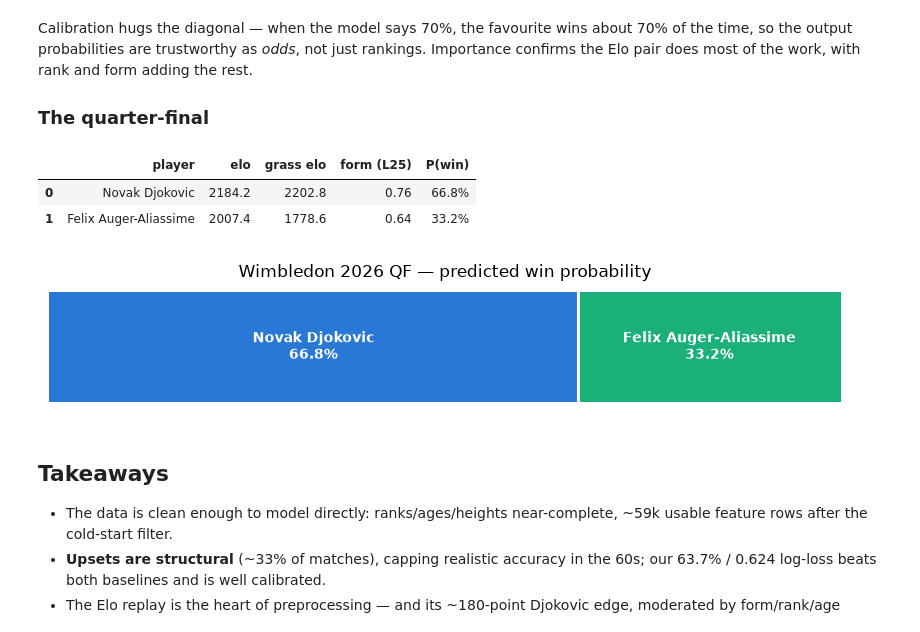
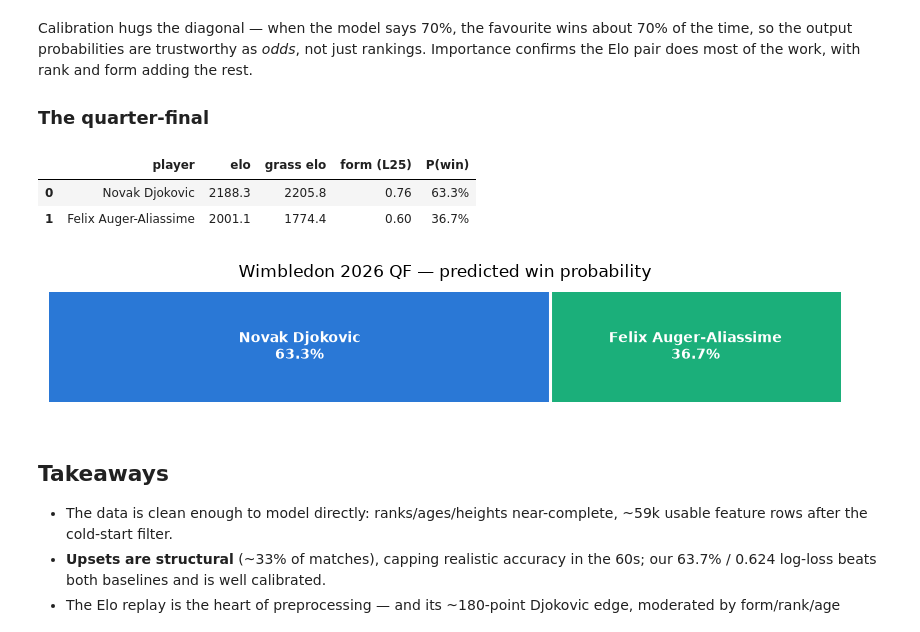
Before and after one commit to codingmermaid/Data-AI-Portfolio, a Jupyter notebook: tennis-match-prediction/notebooks/eda_and_results.ipynb, the cells around one changed output. Drawn from its saved outputs; the diff is of its cells as text; code cells hidden in the pictures.

```diff
--- a/tennis-match-prediction/notebooks/eda_and_results.ipynb
+++ b/tennis-match-prediction/notebooks/eda_and_results.ipynb
@@ -246,33 +246,34 @@ form adding the rest.
 # %%
 best.fit(X, y)   # refit on everything before predicting
 
 P1, P2 = "Novak Djokovic", "Felix Auger-Aliassime"
 s1, s2 = book.snapshot(P1, "Grass"), book.snapshot(P2, "Grass")
 row = pd.DataFrame([[s1["elo"]-s2["elo"], s1["surface_elo"]-s2["surface_elo"],
                      s1["form"]-s2["form"], s1["surface_wr"]-s2["surface_wr"],
                      book.h2h[(P1,P2)]-book.h2h[(P2,P1)],
+                     book.h2h_surface[(P1,P2,"Grass")]-book.h2h_surface[(P2,P1,"Grass")],
                      np.log2(3)-np.log2(7), 39.1-25.9, 188-193, 1]], columns=FEATURES)
 p = float(best.predict_proba(row)[0,1])
 
 fig, ax = plt.subplots(figsize=(7.5, 1.6))
 ax.barh([0],[p], color=C[0]); ax.barh([0],[1-p], left=[p], color=C[1])
 ax.axvline(p, color="white", lw=2)
 ax.text(p/2, 0, f"{P1}\n{p:.1%}", ha="center", va="center", color="white", fontweight="bold", fontsize=9)
 ax.text(p+(1-p)/2, 0, f"{P2}\n{1-p:.1%}", ha="center", va="center", color="white", fontweight="bold", fontsize=9)
 ax.set_xlim(0,1); ax.axis("off")
 ax.set_title("Wimbledon 2026 QF — predicted win probability", fontsize=11)
 plt.tight_layout()
 
 pd.DataFrame({"player":[P1,P2],
               "elo":[round(s1['elo'],1), round(s2['elo'],1)],
               "grass elo":[round(s1['surface_elo'],1), round(s2['surface_elo'],1)],
               "form (L25)":[s1['form'], s2['form']],
               "P(win)":[f"{p:.1%}", f"{1-p:.1%}"]})
 # %% [output]
 |  | player | elo | grass elo | form (L25) | P(win) |
-| 0 | Novak Djokovic | 2184.2 | 2202.8 | 0.76 | 66.8% |
-| 1 | Felix Auger-Aliassime | 2007.4 | 1778.6 | 0.64 | 33.2% |
+| 0 | Novak Djokovic | 2188.3 | 2205.8 | 0.76 | 63.3% |
+| 1 | Felix Auger-Aliassime | 2001.1 | 1774.4 | 0.60 | 36.7% |
-[figure, old version]
+[figure, new version]
 # %% [markdown]
 ## Takeaways
 
```
Also changed, not shown: parts of 5 cells of this notebook, 5 other files.
